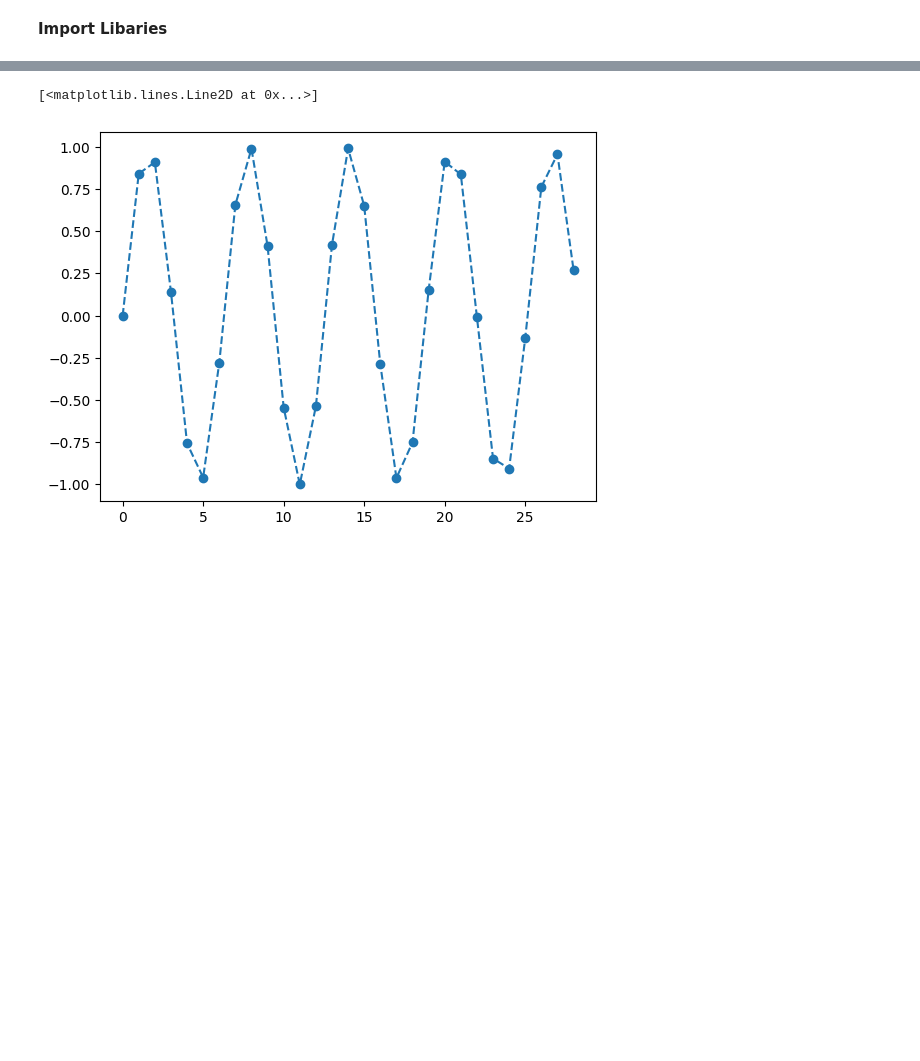
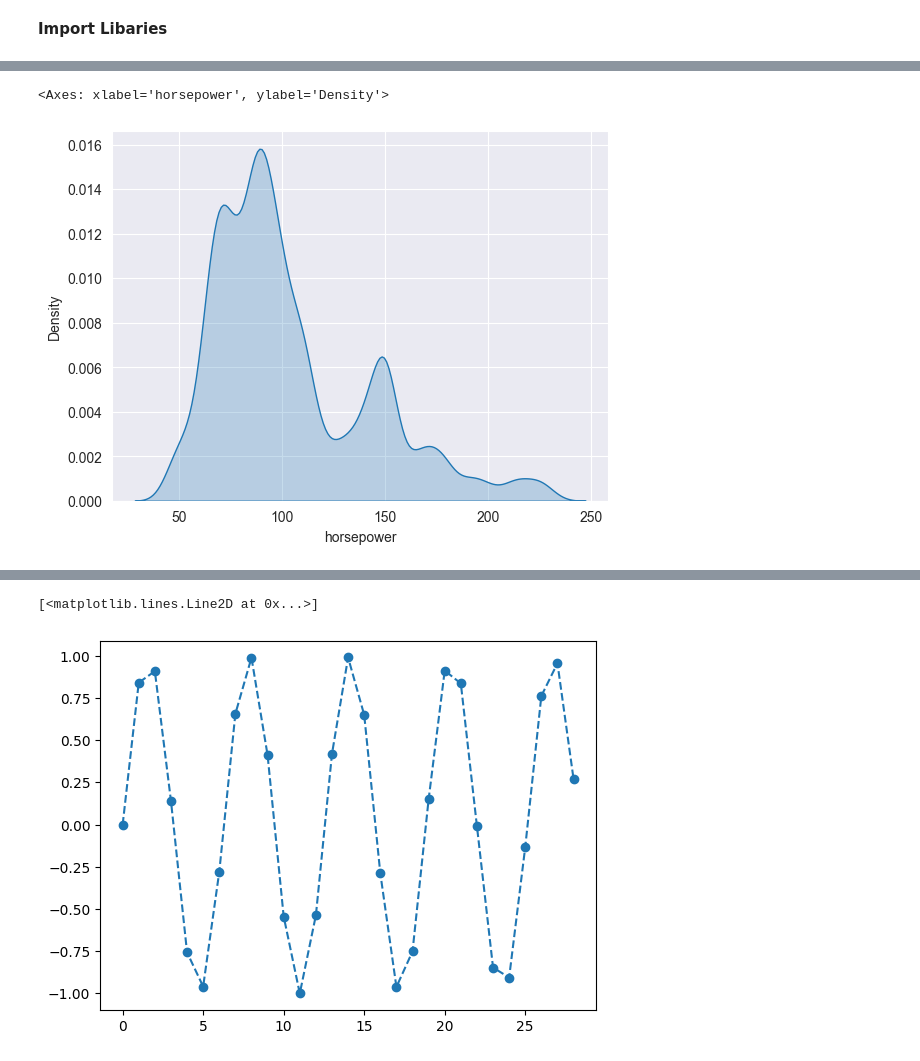
Before and after one commit to daaanishhh002/Graphing-with-Python, a Jupyter notebook: graphing.ipynb, the cells around one changed output, grey strips where cells are left out. Cells and saved outputs as stored; diff of their text form; code cells hidden in the pictures; blank space fills up the shorter version.

```diff
--- a/graphing.ipynb
+++ b/graphing.ipynb
@@ -6,0 +65,7 @@ import seaborn as sns
+# %%
+sns.kdeplot(cars.horsepower,
+            fill=True,
+            bw_adjust=0.5)
+# %% [output]
+<Axes: xlabel='horsepower', ylabel='Density'>
+[figure, added]
```
Also changed, not shown: parts of 16 cells of this notebook.
